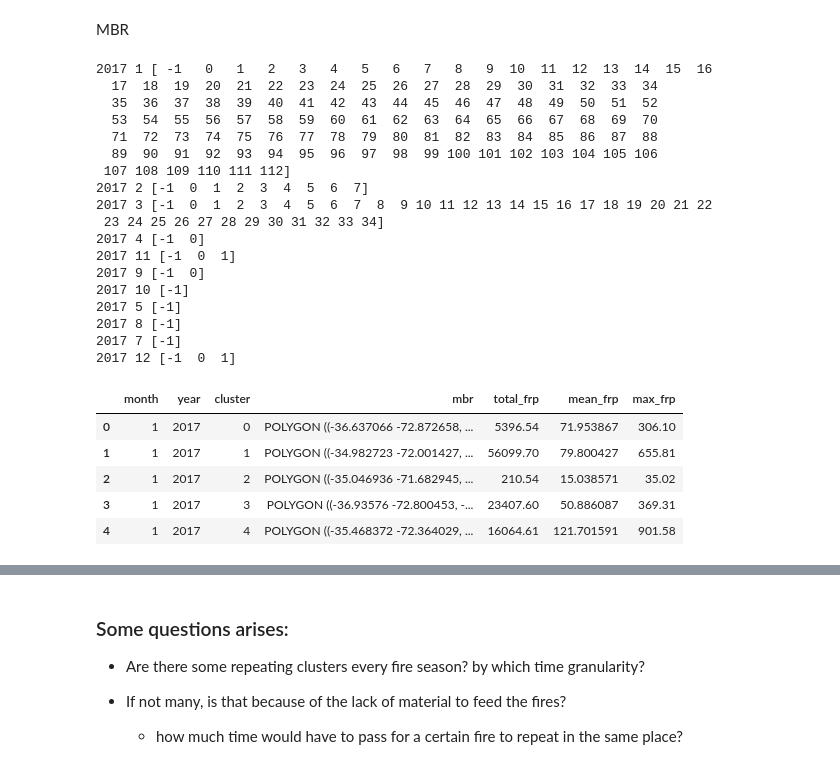
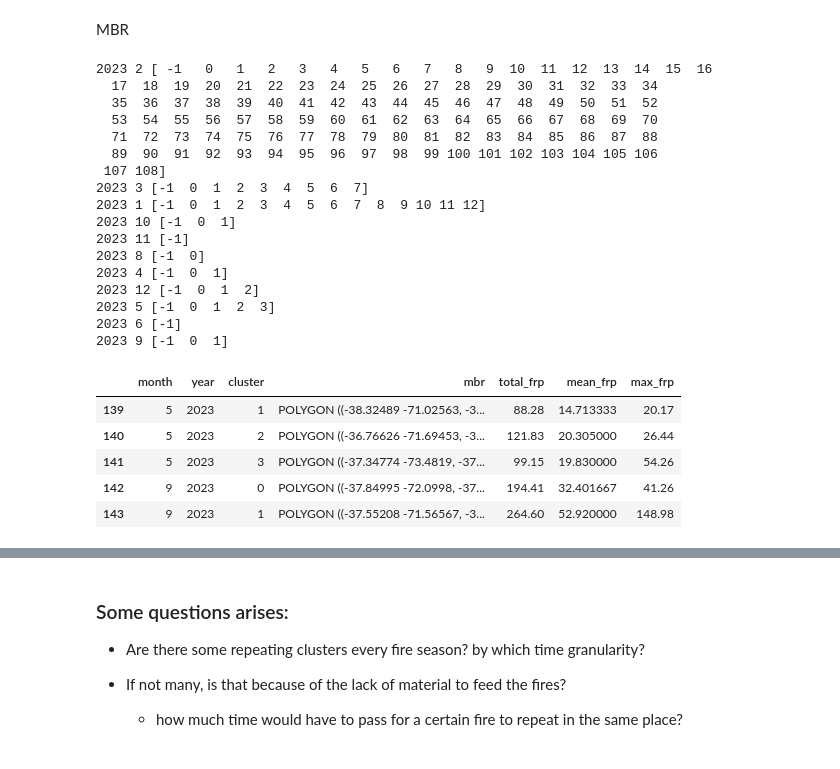
Before and after one commit to sebastiantare/chileanfires, a Jupyter notebook: Notebook.ipynb, the cells around one changed output, grey strips where cells are left out. Saved outputs shown, nothing was run; the diff lists cells and outputs as text; code cells hidden in the pictures.

```diff
--- a/Notebook.ipynb
+++ b/Notebook.ipynb
@@ -83,6 +99,9 @@ df_archive.head()
 # %%
+df_archive = pd.concat([df_archive, df_nrt], axis=0).reset_index()
 new_df = df_archive.set_index(['acq_date', 'acq_time'])
 new_df.to_csv('test.csv')
+# %%
+df_archive.drop(columns='type', inplace=True)
 # %%
 df_archive.describe().T
 # %% [output]
@@ -151,22 +159,21 @@ a = a[a['type'] == 0]
 a = a[a['confidence'] == "n"]
 px.line(a, x='acq_date', y='frp', color="daynight", title="Count of fires")
 # %%
-a = df_archive[['latitude', 'longitude', 'acq_date', 'acq_time', 'frp', 'type', 'confidence', 'scan', 'track']].copy()
+a = df_archive[['latitude', 'longitude', 'acq_date', 'acq_time', 'frp', 'confidence', 'scan', 'track']].copy()
 a['year'] = a['acq_date'].dt.year
 a['month'] = a['acq_date'].dt.month
 a['day'] = a['acq_date'].dt.day
 a['weekofyear'] = a['acq_date'].dt.isocalendar().week
-a = a.groupby(['latitude', 'longitude', 'year', 'type', 'confidence', 'track', 'month'])['frp'].mean().reset_index()
+a = a.groupby(['latitude', 'longitude', 'year', 'confidence', 'track', 'month'])['frp'].mean().reset_index()
 a = a.sort_values(by='year', ascending=True)
-a = a[a['type'] == 0]
 #a = a[~(a['confidence'] == 'l')]
 #a = a[(a['confidence'] == 'n') | (a['confidence'] == 'h')]
 a = a[(a['confidence'] == 'h')]
 #b = a[(a['year'] == 2021) & (a['month'] >= 1) & (a['month'] <= 1)].copy()
-b = a[(a['year'] == 2021)].copy()
+b = a[(a['year'] == 2023)].copy()
 b = b.sort_values(by='month', ascending=True)
 fig = px.scatter_mapbox(b, lat="latitude", lon="longitude", animation_frame='month', color="frp", size='frp', zoom=3, title='Emmissions') # size='frp'
-fig.update_layout(mapbox_style='satellite', title='Emissions', height=800)
+fig.update_layout(mapbox_style='satellite', title='Fires from 2023 by month and high confidence', height=800)
 fig.show()
 # %%
 # Number of fires
@@ -175,7 +182,7 @@ px.bar(b, x='year', y='frp')
 # %% [markdown]
 MBR
 # %%
-b = a[(a['year'] == 2017)].copy()
+b = a[(a['year'] == 2023)].copy()
 
 coords = b[['latitude', 'longitude']].values
 
@@ -219,34 +226,33 @@ for year in b['year'].unique():
                 mbr_data = pd.concat([mbr_data, mbr_df], axis=0)
             clustered_data = pd.concat([clustered_data, subset], ignore_index=True)
 # %% [output]
-2017 1 [ -1   0   1   2   3   4   5   6   7   8   9  10  11  12  13  14  15  16
+2023 2 [ -1   0   1   2   3   4   5   6   7   8   9  10  11  12  13  14  15  16
   17  18  19  20  21  22  23  24  25  26  27  28  29  30  31  32  33  34
   35  36  37  38  39  40  41  42  43  44  45  46  47  48  49  50  51  52
   53  54  55  56  57  58  59  60  61  62  63  64  65  66  67  68  69  70
   71  72  73  74  75  76  77  78  79  80  81  82  83  84  85  86  87  88
   89  90  91  92  93  94  95  96  97  98  99 100 101 102 103 104 105 106
- 107 108 109 110 111 112]
-2017 2 [-1  0  1  2  3  4  5  6  7]
-2017 3 [-1  0  1  2  3  4  5  6  7  8  9 10 11 12 13 14 15 16 17 18 19 20 21 22
- 23 24 25 26 27 28 29 30 31 32 33 34]
-2017 4 [-1  0]
-2017 11 [-1  0  1]
-2017 9 [-1  0]
-2017 10 [-1]
-2017 5 [-1]
-2017 8 [-1]
-2017 7 [-1]
-2017 12 [-1  0  1]
+ 107 108]
+2023 3 [-1  0  1  2  3  4  5  6  7]
+2023 1 [-1  0  1  2  3  4  5  6  7  8  9 10 11 12]
+2023 10 [-1  0  1]
+2023 11 [-1]
+2023 8 [-1  0]
+2023 4 [-1  0  1]
+2023 12 [-1  0  1  2]
+2023 5 [-1  0  1  2  3]
+2023 6 [-1]
+2023 9 [-1  0  1]
 # %%
 mbr_data.reset_index(drop=True, inplace=True)
-mbr_data.head()
+mbr_data.tail()
 # %% [output]
 |  | month | year | cluster | mbr | total_frp | mean_frp | max_frp |
-| 0 | 1 | 2017 | 0 | POLYGON ((-36.637066 -72.872658, ... | 5396.54 | 71.953867 | 306.10 |
-| 1 | 1 | 2017 | 1 | POLYGON ((-34.982723 -72.001427, ... | 56099.70 | 79.800427 | 655.81 |
-| 2 | 1 | 2017 | 2 | POLYGON ((-35.046936 -71.682945, ... | 210.54 | 15.038571 | 35.02 |
-| 3 | 1 | 2017 | 3 | POLYGON ((-36.93576 -72.800453, -... | 23407.60 | 50.886087 | 369.31 |
-| 4 | 1 | 2017 | 4 | POLYGON ((-35.468372 -72.364029, ... | 16064.61 | 121.701591 | 901.58 |
+| 139 | 5 | 2023 | 1 | POLYGON ((-38.32489 -71.02563, -3... | 88.28 | 14.713333 | 20.17 |
+| 140 | 5 | 2023 | 2 | POLYGON ((-36.76626 -71.69453, -3... | 121.83 | 20.305000 | 26.44 |
+| 141 | 5 | 2023 | 3 | POLYGON ((-37.34774 -73.4819, -37... | 99.15 | 19.830000 | 54.26 |
+| 142 | 9 | 2023 | 0 | POLYGON ((-37.84995 -72.0998, -37... | 194.41 | 32.401667 | 41.26 |
+| 143 | 9 | 2023 | 1 | POLYGON ((-37.55208 -71.56567, -3... | 264.60 | 52.920000 | 148.98 |
 # %%
 mbr_data.loc[0]['mbr']
 # %% [output]
```
Also changed, not shown: parts of 30 cells of this notebook, 5 other files.
